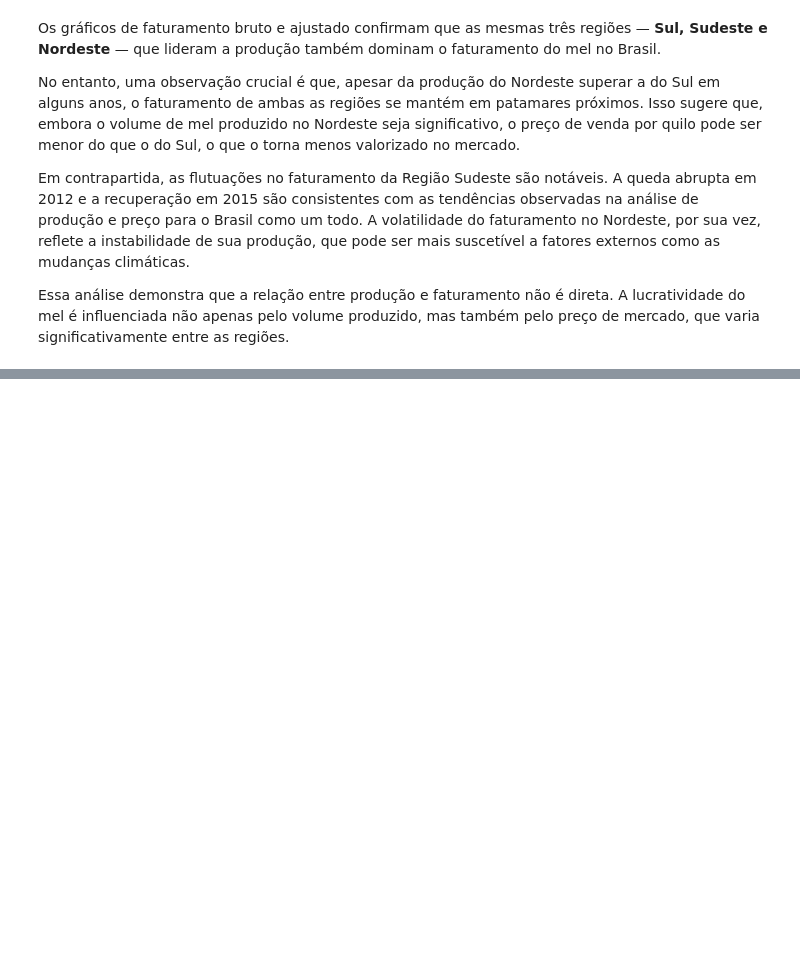
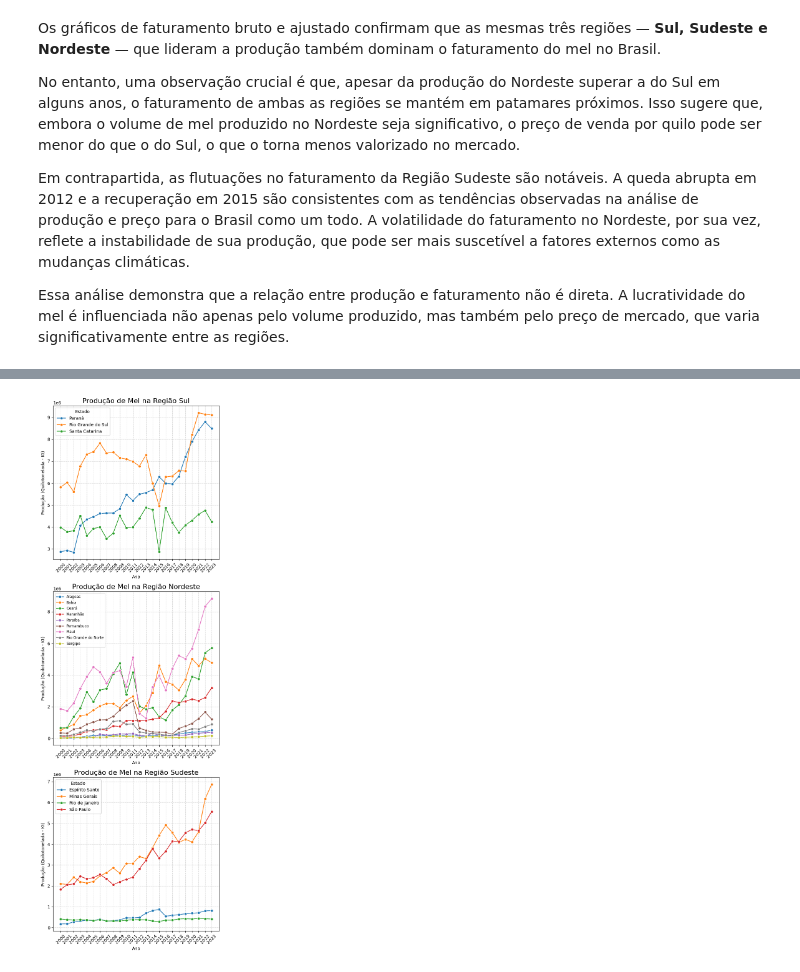
Before and after one commit to Gabriel-J-code/ad-projeto-bees-caatinga, a Jupyter notebook: relatorio.ipynb, the cells around one changed output, grey strips where cells are left out. Saved outputs shown, nothing was run; the diff lists cells and outputs as text; code cells hidden in the pictures; blank space fills up the shorter version.

Commit message:
fear(relatorio): produção estados e Biomas

```diff
--- a/relatorio.ipynb
+++ b/relatorio.ipynb
@@ -619,0 +659,3 @@ Essa análise demonstra que a relação entre produção e faturamento não é d
+# %%
+producao_es = pd.read_csv('data/producao mel/Producao Kg - Mel de Abelha - Estados - 2000 2023.csv', delimiter=',', header=1)
+producao_es
@@ -619,0 +681,4 @@ Essa análise demonstra que a relação entre produção e faturamento não é d
+# %%
+producao_es.drop(columns=['Unnamed: 27'], inplace=True)
+producao_es['Região'] = producao_es['Sigla'].map(mapa_regioes)
+producao_es
@@ -619,0 +704,4 @@ Essa análise demonstra que a relação entre produção e faturamento não é d
+# %%
+# Filtrar apenas estados das regiões Sul, Sudeste e Nordeste
+estados_pesquisa = producao_es[producao_es['Região'].isin(['Região Sul', 'Região Sudeste', 'Região Nordeste'])]
+display(estados_pesquisa)
@@ -619,0 +727,3 @@ Essa análise demonstra que a relação entre produção e faturamento não é d
+# %%
+melted_producao_es = pd.melt(estados_pesquisa, id_vars=['Sigla','Código','Região','Estado'],var_name='Ano', value_name='Produção (Kg)')
+show_head_tail(melted_producao_es)
@@ -619,0 +743,66 @@ Essa análise demonstra que a relação entre produção e faturamento não é d
+# %%
+fig, axes = plt.subplots(3, 1, figsize=(6, 18))
+
+# --- GRÁFICO 1: REGIÃO SUL ---
+# Filtre o DataFrame para a Região Sul
+df_sul = melted_producao_es[melted_producao_es['Região'] == 'Região Sul']
+
+# Plote o gráfico
+sns.lineplot(
+    data=df_sul,
+    x='Ano',
+    y='Produção (Kg)',
+    hue='Estado',
+    marker='o',
+    ax=axes[0]
+)
+axes[0].set_title('Produção de Mel na Região Sul', fontsize=16)
+axes[0].set_xlabel('Ano')
+axes[0].set_ylabel('Produção (Quilotonelada - Kt)')
+axes[0].grid(True, linestyle='--', alpha=0.6)
+axes[0].tick_params(axis='x', rotation=45)
+
+# --- GRÁFICO 2: REGIÃO NORDESTE ---
+# Filtre o DataFrame para a Região Nordeste
+df_nordeste = melted_producao_es[melted_producao_es['Região'] == 'Região Nordeste']
+
+# Plote o gráfico
+sns.lineplot(
+    data=df_nordeste,
+    x='Ano',
+    y='Produção (Kg)',
+    hue='Estado',
+    marker='o',
+    ax=axes[1]
+)
+axes[1].set_title('Produção de Mel na Região Nordeste', fontsize=16)
+axes[1].set_xlabel('Ano')
+axes[1].set_ylabel('Produção (Quilotonelada - Kt)')
+axes[1].grid(True, linestyle='--', alpha=0.6)
+axes[1].tick_params(axis='x', rotation=45)
+axes[1].legend(loc='upper left', fontsize='small') # Legenda menor para evitar sobreposição
+
+# --- GRÁFICO 3: REGIÃO SUDESTE ---
+# Filtre o DataFrame para a Região Sudeste
+df_sudeste = melted_producao_es[melted_producao_es['Região'] == 'Região Sudeste']
+
+# Plote o gráfico
+sns.lineplot(
+    data=df_sudeste,
+    x='Ano',
+    y='Produção (Kg)',
+    hue='Estado',
+    marker='o',
+    ax=axes[2]
+)
+axes[2].set_title('Produção de Mel na Região Sudeste', fontsize=16)
+axes[2].set_xlabel('Ano')
+axes[2].set_ylabel('Produção (Quilotonelada - Kt)')
+axes[2].grid(True, linestyle='--', alpha=0.6)
+axes[2].tick_params(axis='x', rotation=45)
+
+# Otimize o layout para evitar sobreposição de elementos
+plt.tight_layout()
+plt.show()
+# %% [output]
+[figure, added]
```
Also changed, not shown: parts of 10 cells of this notebook, 4 other files.
